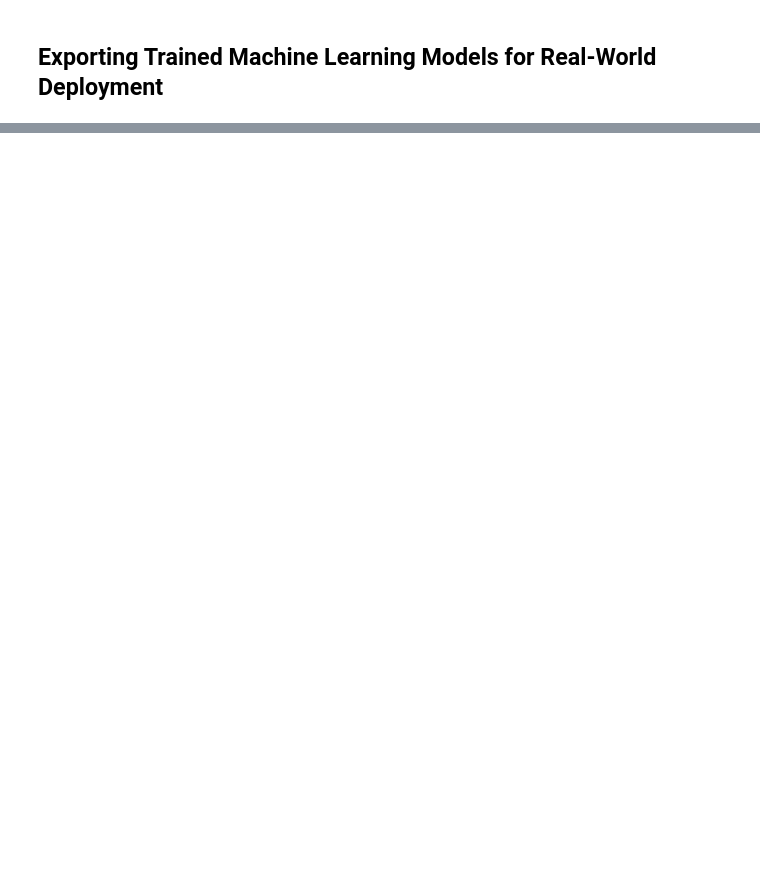
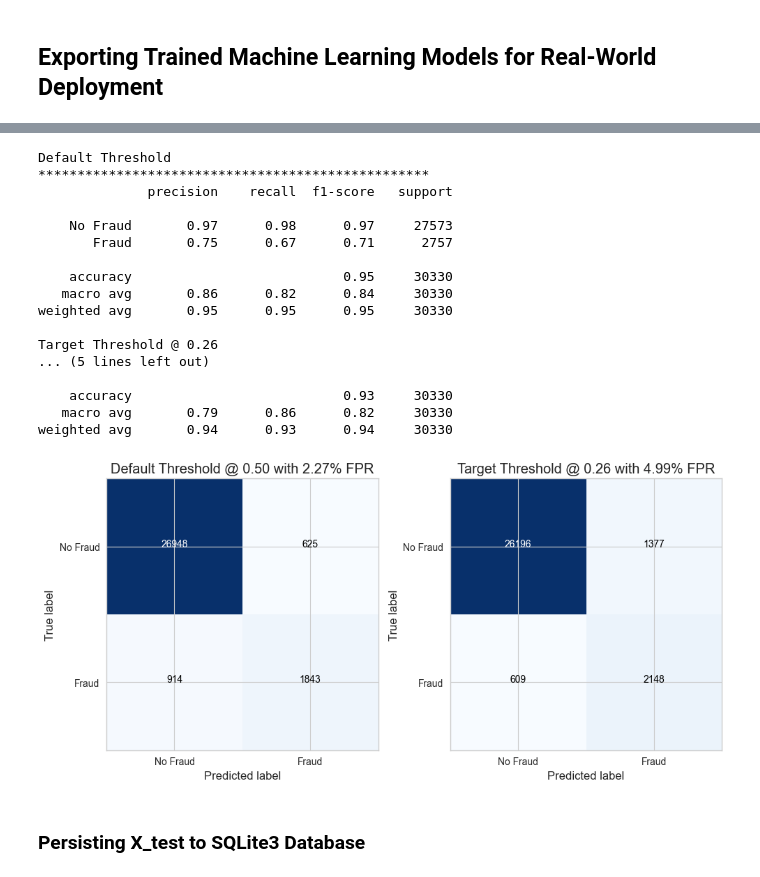
Before and after one commit to matthewmcnulty/bank-account-fraud, a Jupyter notebook: bank-account-fraud.ipynb, the cells around one changed output, grey strips where cells are left out. Saved outputs shown, nothing was run; the diff lists cells and outputs as text; code cells hidden in the pictures; blank space fills up the shorter version.

```diff
--- a/bank-account-fraud.ipynb
+++ b/bank-account-fraud.ipynb
@@ -184,6 +307,3 @@ from sklearn.model_selection import train_test_split
-# %%
-# Split the resampled data into training and testing sets
-X_train, X_test, y_train, y_test = train_test_split(X, y, test_size=0.25, random_state=42, stratify=y)
 # %% [markdown]
 ### 2. Min-Max Scaling for Numerical Features
 # %%
@@ -838,0 +1179,14 @@ plt.show()
+# %%
+%%time
+
+# Perform NearMiss undersampling to handle imbalanced data
+print(f'Train dataset samples per class {Counter(y_train)}')
+
+# Apply SMOTENC to deal with imbalanced classes
+sm = SMOTENC(categorical_features=encoded_features, sampling_strategy='minority', random_state=42)
+
+# Perform SMOTE oversampling on the feature matrix X_nm and target variable y_nm
+X_sm, y_sm = sm.fit_resample(X_train, y_train)
+
+# Print the number of occurrences of each class in the resampled dataset
+print('Resampled dataset shape %s' % Counter(y_sm))
@@ -838,0 +1197,13 @@ plt.show()
+# %%
+# Instantiate final XGBClassifier model with GPU acceleration for training
+xgb_test = XGBClassifier(tree_method='gpu_hist',
+                        n_estimators = 100,
+                        max_depth = 10,
+                        learning_rate = 0.15,
+                        min_child_weight = 2,
+                        subsample = 0.6,
+                        colsample_bytree = 0.8,
+                        )
+# %%
+# Train final XGBoost classifier using the best parameters
+xgb_test.fit(X_sm, y_sm)
@@ -838,0 +1221,22 @@ plt.show()
+# %%
+# Testing final XGBoost model using the test data and calculating metrics
+xgb_fpr_test, xgb_tpr_test, xgb_default_recall_test, xgb_target_recall_test = test_classifier(xgb_test, X_test, y_test)
+# %% [output]
+Default Threshold
+**************************************************
+              precision    recall  f1-score   support
+
+    No Fraud       0.97      0.98      0.97     27573
+       Fraud       0.75      0.67      0.71      2757
+
+    accuracy                           0.95     30330
+   macro avg       0.86      0.82      0.84     30330
+weighted avg       0.95      0.95      0.95     30330
+
+Target Threshold @ 0.26
+... (5 lines left out)
+
+    accuracy                           0.93     30330
+   macro avg       0.79      0.86      0.82     30330
+weighted avg       0.94      0.93      0.94     30330
+[figure, added]
@@ -839,3 +1246,5 @@ plt.show()
+# %% [markdown]
+### Persisting X_test to SQLite3 Database
 # %%
 # Importing the sqlite3 library to save testing dataframe
 import sqlite3
```
Also changed, not shown: parts of 57 cells of this notebook, 4 other files.
